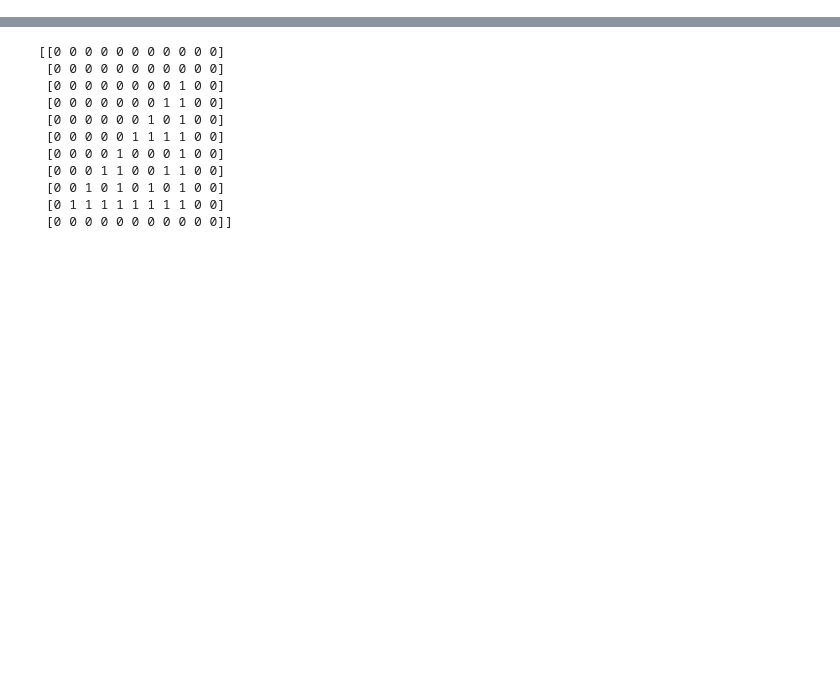
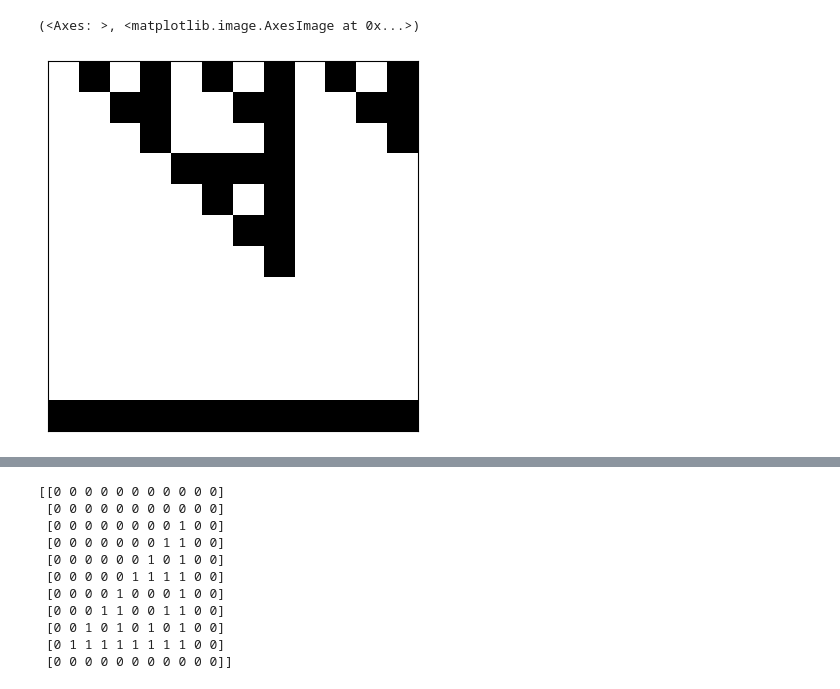
Before and after one commit to toM0dots/XYZ-color-code, a Jupyter notebook: XYZ_color_code/nm_plotting.ipynb, the cells around one changed output, grey strips where cells are left out. Saved outputs shown, nothing was run; the diff lists cells and outputs as text; code cells hidden in the pictures; blank space fills up the shorter version.

```diff
--- a/XYZ_color_code/nm_plotting.ipynb
+++ b/XYZ_color_code/nm_plotting.ipynb
@@ -196,0 +234,13 @@ def pascal_mod2_rows(num_rows: int, width: int | None = None) -> np.ndarray:
+# %%
+H, L = s, s
+random.seed(42)
+np.random.seed(42)
+error_rate = 0.2
+p_dyn = 0.001
+lattice = np.zeros((H, L), dtype=int)
+# lattice = monte_carlo_error(lattice, error_rate= error_rate, num_steps=1)
+lattice = bkl(lattice, error_rate= p_dyn, steps=2000)
+plot_checkerboard(lattice)
+# %% [output]
+(<Axes: >, <matplotlib.image.AxesImage at 0x...>)
+[figure, added]
```
Also changed, not shown: parts of 7 cells of this notebook, 3 other files.
